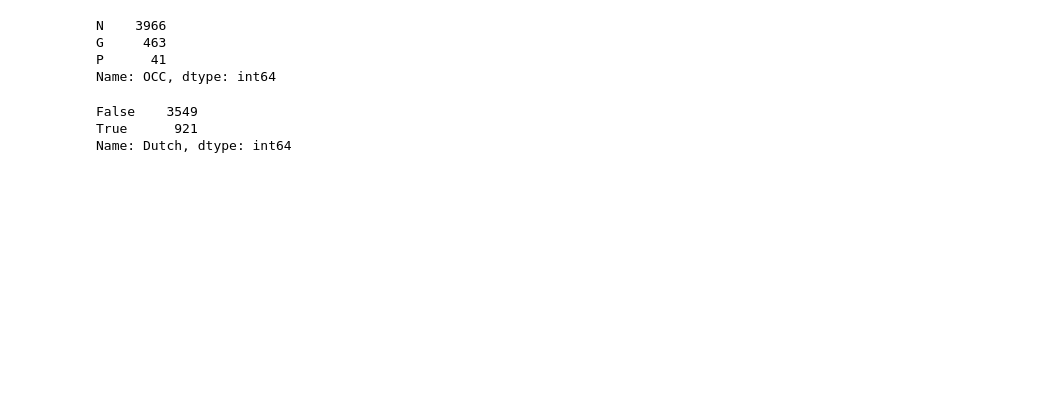
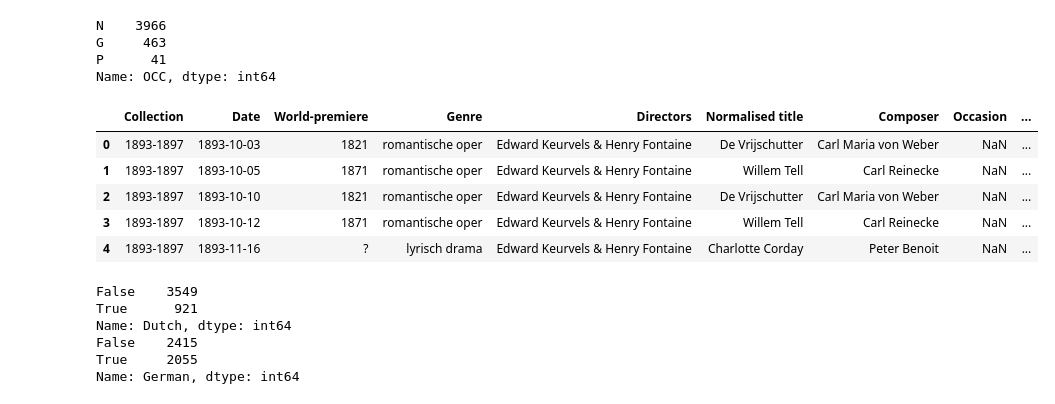
Before and after one commit to MonaDT/OPERA, a Jupyter notebook: notebooks/DF_prep_poisson.ipynb, the cells around one changed output. Saved outputs shown, nothing was run; the diff lists cells and outputs as text; code cells hidden in the pictures; blank space fills up the shorter version.

```diff
--- a/notebooks/DF_prep_poisson.ipynb
+++ b/notebooks/DF_prep_poisson.ipynb
@@ -40,14 +46,28 @@ N    3966
 G     463
 P      41
 Name: OCC, dtype: int64
+# %%
+df.head()
+# %% [output]
+|  | Collection | Date | World-premiere | Genre | Directors | Normalised title | Composer | Occasion | ... |
+| 0 | 1893-1897 | 1893-10-03 | 1821 | romantische oper | Edward Keurvels & Henry Fontaine | De Vrijschutter | Carl Maria von Weber | NaN | ... |
+| 1 | 1893-1897 | 1893-10-05 | 1871 | romantische oper | Edward Keurvels & Henry Fontaine | Willem Tell | Carl Reinecke | NaN | ... |
+| 2 | 1893-1897 | 1893-10-10 | 1821 | romantische oper | Edward Keurvels & Henry Fontaine | De Vrijschutter | Carl Maria von Weber | NaN | ... |
+| 3 | 1893-1897 | 1893-10-12 | 1871 | romantische oper | Edward Keurvels & Henry Fontaine | Willem Tell | Carl Reinecke | NaN | ... |
+| 4 | 1893-1897 | 1893-11-16 | ? | lyrisch drama | Edward Keurvels & Henry Fontaine | Charlotte Corday | Peter Benoit | NaN | ... |
 # %%
 #Create boolean column for original Dutch performances (True) and others (False)
 df['Dutch'] = df['Original language'].astype(str).apply(lambda x: 'True' if 'NL' in x else 'False')
-df['Dutch'].value_counts()
+df['German'] = df['Original language'].astype(str).apply(lambda x: 'True' if 'DUI' in x else 'False')
+print(df['Dutch'].value_counts())
+print(df['German'].value_counts())
 # %% [output]
 False    3549
 True      921
 Name: Dutch, dtype: int64
+False    2415
+True     2055
+Name: German, dtype: int64
 # %%
 #Drop irrelevant columns, and rename occasion column.
 df.drop(['Occasion', 'Original language'], axis='columns', inplace=True)
```
Also changed, not shown: parts of 6 cells of this notebook, 2 other files.
